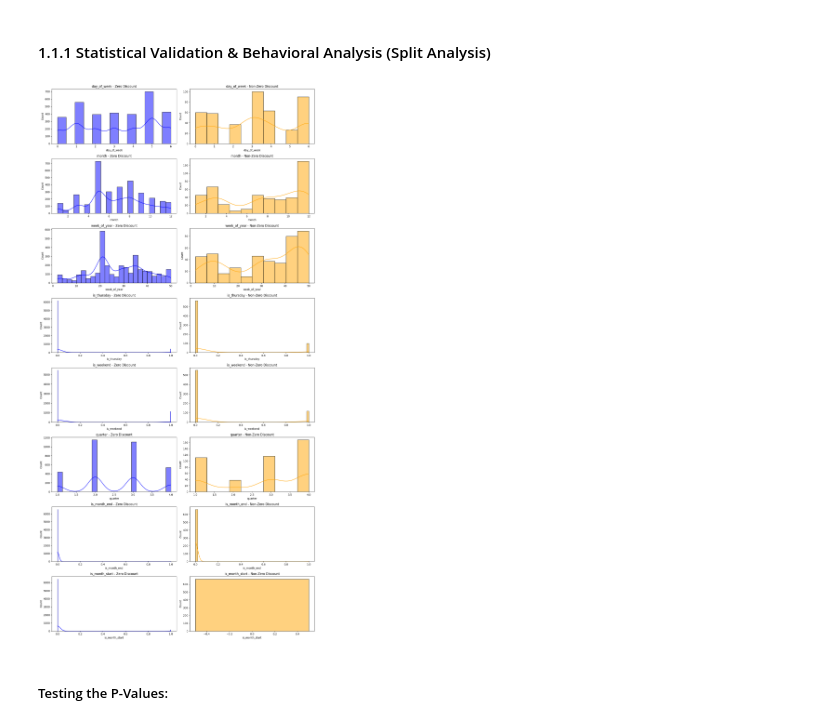
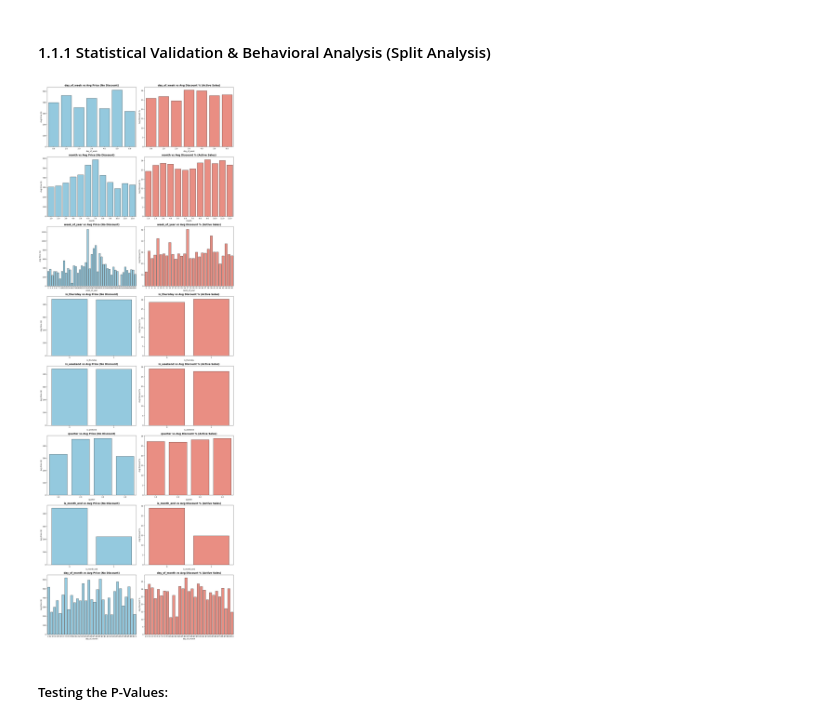
Before and after one commit to dealcatcher/jupyter-lab-models, a Jupyter notebook: arima.ipynb, the cells around one changed output. Drawn from its saved outputs; the diff is of its cells as text; code cells hidden in the pictures.

Commit message:
changes to features in plotting

```diff
--- a/arima.ipynb
+++ b/arima.ipynb
@@ -62,37 +62,44 @@ df[['prices.dateSeen', 'day_of_week', 'week_of_year', 'is_thursday']]
 | 7248 | 2017-06-25 12:00:00+00:00 | 6.0 | 25 | False |
 7249 rows × 4 columns
 # %%
-# --- Fix: Create missing features for the 16-graph analysis ---
+# 1. Ensure Targets exist
+df['is_discounted'] = (df['discount_percent'] > 0).astype(int)
+
+# 2. Ensure all 8 Features exist
 df['is_weekend'] = (df['day_of_week'] >= 5).astype(int)
 df['quarter'] = df['prices.dateSeen'].dt.quarter
-df['is_month_start'] = df['prices.dateSeen'].dt.is_month_start.astype(int)
 df['is_month_end'] = df['prices.dateSeen'].dt.is_month_end.astype(int)
 df['day_of_month'] = df['prices.dateSeen'].dt.day
-
-# Convert is_thursday to int (0/1) to match the other binary features
 df['is_thursday'] = df['is_thursday'].astype(int)
 
-# Create the splits for the teammate's request
+# 3. Create the splits
 df_zero = df[df['is_discounted'] == 0]
 df_nonzero = df[df['is_discounted'] == 1]
+
+features_to_plot = ['day_of_week', 'month', 'week_of_year', 'is_thursday',
+                    'is_weekend', 'quarter', 'is_month_end', 'day_of_month']
 # %% [markdown]
 #### 1.1.1 Statistical Validation & Behavioral Analysis (Split Analysis)
-# %%
-# Split data into two groups
-df_zero = df[df['discount_percent'] == 0]
-df_nonzero = df[df['discount_percent'] > 0]
-
-# Features to check (Example: 8 features)
-features = ['day_of_week', 'month', 'week_of_year', 'is_thursday', 'is_weekend', 'quarter', 'is_month_end', 'is_month_start']
-
-# Creating a 8x2 Matrix (16 graphs total)
-fig, axes = plt.subplots(len(features), 2, figsize=(15, 30))
-for i, feat in enumerate(features):
-    sns.histplot(df_zero[feat], ax=axes[i, 0], color='blue', kde=True).set_title(f'{feat} - Zero Discount')
-    sns.histplot(df_nonzero[feat], ax=axes[i, 1], color='orange', kde=True).set_title(f'{feat} - Non-Zero Discount')
-plt.tight_layout()
-# %% [output]
-[figure, removed]
+# %%
+fig, axes = plt.subplots(len(features_to_plot), 2, figsize=(16, 45))
+
+for i, feat in enumerate(features_to_plot):
+    # --- LEFT: Zero Discount (Y = Price Amount) ---
+    sns.barplot(data=df_zero, x=feat, y='prices.amountMin', ax=axes[i, 0],
+                color='skyblue', errorbar=None, edgecolor='black')
+    axes[i, 0].set_title(f'{feat} vs Avg Price (No Discount)', fontsize=14, fontweight='bold')
+    axes[i, 0].set_ylabel('Avg Price ($)')
+
+    # --- RIGHT: Non-Zero Discount (Y = Discount %) ---
+    sns.barplot(data=df_nonzero, x=feat, y='discount_percent', ax=axes[i, 1],
+                color='salmon', errorbar=None, edgecolor='black')
+    axes[i, 1].set_title(f'{feat} vs Avg Discount % (Active Sales)', fontsize=14, fontweight='bold')
+    axes[i, 1].set_ylabel('Avg Discount %')
+
+plt.tight_layout()
+plt.show()
+# %% [output]
+[figure, added]
 # %% [markdown]
 ##### Testing the P-Values:
 # %% [markdown]
```
Also changed, not shown: parts of 3 cells of this notebook.
